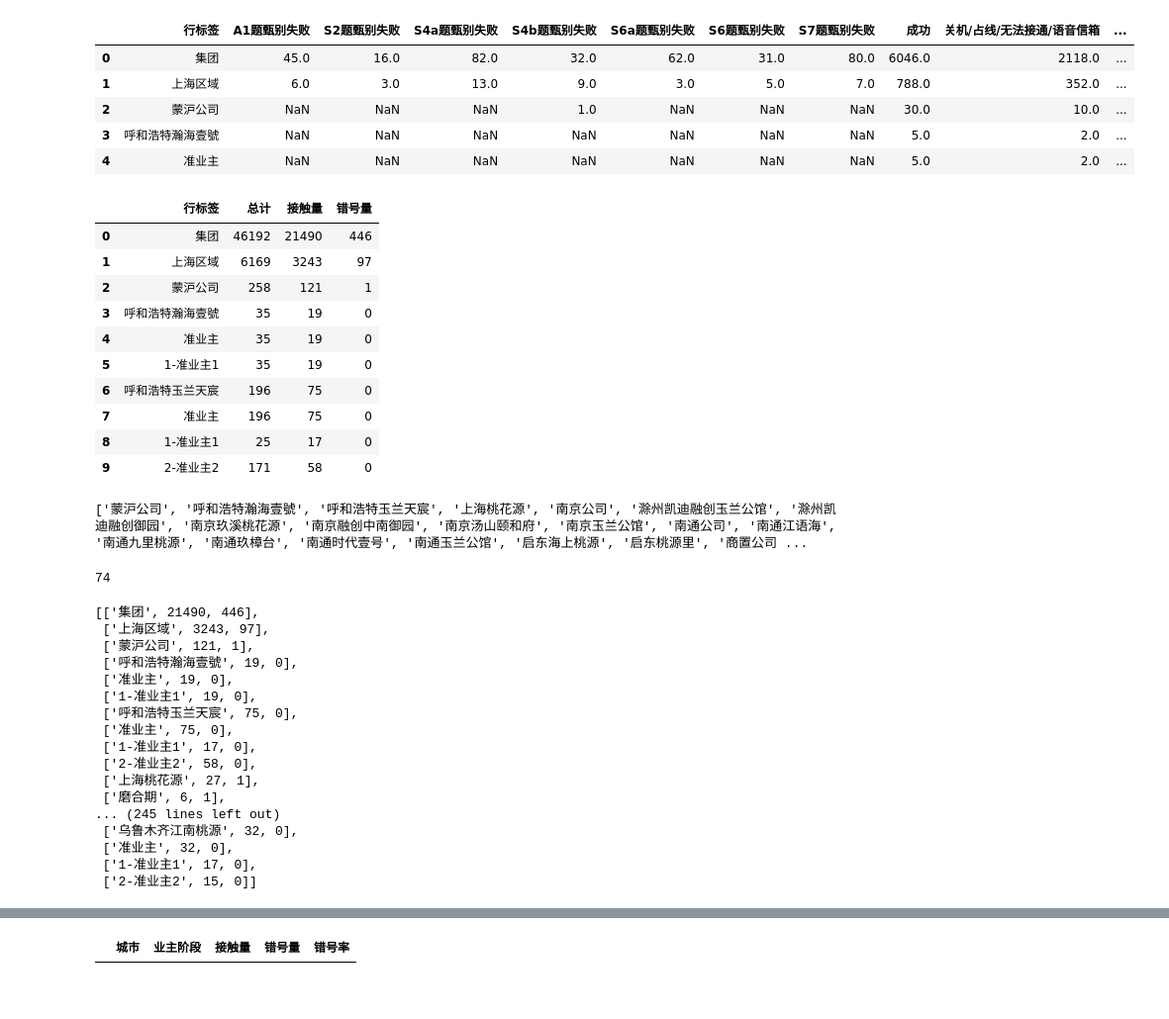
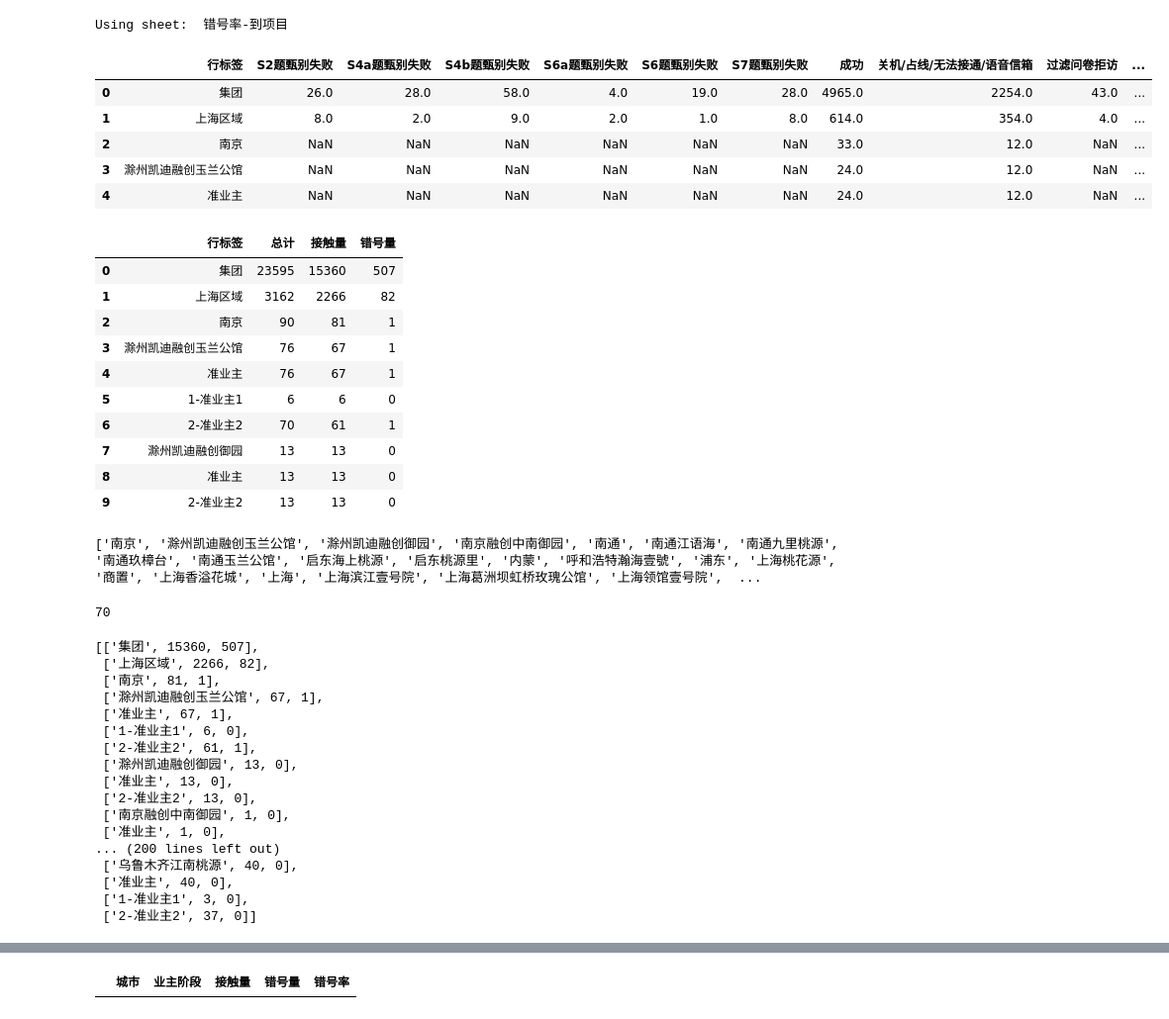
Before and after one commit to freesinger/testcases, a Jupyter notebook: anran/singleMonth.ipynb, the cells around one changed output, grey strips where cells are left out. Shown: that part at 99% size. Drawn from its saved outputs; the diff is of its cells as text; code cells hidden in the pictures.

```diff
--- a/anran/singleMonth.ipynb
+++ b/anran/singleMonth.ipynb
@@ -6,17 +7,21 @@ pd.set_option('display.max_rows', 500)
 pd.set_option('display.max_columns', 500)
 pd.set_option('display.width', 1000)
 # %%
-FILENAME = '/Users/shanewang/Desktop/anran/May.xlsx'
-df = pd.read_excel(FILENAME, sheet_name='到项目') #一级考核-错号率
+FILENAME = '/Users/shanewang/Desktop/anran/Mar.xlsx'
+SHEETNAME = '错号率-到项目'
+SHEETNAME = SHEETNAME if SHEETNAME in pd.ExcelFile(FILENAME).sheet_names else 1
+print("Using sheet: ", SHEETNAME)
+df = pd.read_excel(FILENAME, sheet_name=SHEETNAME) #一级考核-错号率
 raw = df.copy(deep=True)
 raw.head()
 # %% [output]
+Using sheet:  错号率-到项目
-|  | 行标签 | A1题甄别失败 | S2题甄别失败 | S4a题甄别失败 | S4b题甄别失败 | S6a题甄别失败 | S6题甄别失败 | S7题甄别失败 | 成功 | 关机/占线/无法接通/语音信箱 | ... |
-| 0 | 集团 | 45.0 | 16.0 | 82.0 | 32.0 | 62.0 | 31.0 | 80.0 | 6046.0 | 2118.0 | ... |
-| 1 | 上海区域 | 6.0 | 3.0 | 13.0 | 9.0 | 3.0 | 5.0 | 7.0 | 788.0 | 352.0 | ... |
-| 2 | 蒙沪公司 | NaN | NaN | NaN | 1.0 | NaN | NaN | NaN | 30.0 | 10.0 | ... |
-| 3 | 呼和浩特瀚海壹號 | NaN | NaN | NaN | NaN | NaN | NaN | NaN | 5.0 | 2.0 | ... |
-| 4 | 准业主 | NaN | NaN | NaN | NaN | NaN | NaN | NaN | 5.0 | 2.0 | ... |
+|  | 行标签 | S2题甄别失败 | S4a题甄别失败 | S4b题甄别失败 | S6a题甄别失败 | S6题甄别失败 | S7题甄别失败 | 成功 | 关机/占线/无法接通/语音信箱 | 过滤问卷拒访 | ... |
+| 0 | 集团 | 26.0 | 28.0 | 58.0 | 4.0 | 19.0 | 28.0 | 4965.0 | 2254.0 | 43.0 | ... |
+| 1 | 上海区域 | 8.0 | 2.0 | 9.0 | 2.0 | 1.0 | 8.0 | 614.0 | 354.0 | 4.0 | ... |
+| 2 | 南京 | NaN | NaN | NaN | NaN | NaN | NaN | 33.0 | 12.0 | NaN | ... |
+| 3 | 滁州凯迪融创玉兰公馆 | NaN | NaN | NaN | NaN | NaN | NaN | 24.0 | 12.0 | NaN | ... |
+| 4 | 准业主 | NaN | NaN | NaN | NaN | NaN | NaN | 24.0 | 12.0 | NaN | ... |
 # %%
 def simplify(raw: pd.DataFrame):
     labels = ['行标签', '总计', '接触量', '接触数','错号数', '错号量']
@@ -34,16 +39,16 @@ simplify(raw)
 raw.head(10)
 # %% [output]
 |  | 行标签 | 总计 | 接触量 | 错号量 |
-| 0 | 集团 | 46192 | 21490 | 446 |
-| 1 | 上海区域 | 6169 | 3243 | 97 |
-| 2 | 蒙沪公司 | 258 | 121 | 1 |
-| 3 | 呼和浩特瀚海壹號 | 35 | 19 | 0 |
-| 4 | 准业主 | 35 | 19 | 0 |
-| 5 | 1-准业主1 | 35 | 19 | 0 |
-| 6 | 呼和浩特玉兰天宸 | 196 | 75 | 0 |
-| 7 | 准业主 | 196 | 75 | 0 |
-| 8 | 1-准业主1 | 25 | 17 | 0 |
-| 9 | 2-准业主2 | 171 | 58 | 0 |
+| 0 | 集团 | 23595 | 15360 | 507 |
+| 1 | 上海区域 | 3162 | 2266 | 82 |
+| 2 | 南京 | 90 | 81 | 1 |
+| 3 | 滁州凯迪融创玉兰公馆 | 76 | 67 | 1 |
+| 4 | 准业主 | 76 | 67 | 1 |
+| 5 | 1-准业主1 | 6 | 6 | 0 |
+| 6 | 2-准业主2 | 70 | 61 | 1 |
+| 7 | 滁州凯迪融创御园 | 13 | 13 | 0 |
+| 8 | 准业主 | 13 | 13 | 0 |
+| 9 | 2-准业主2 | 13 | 13 | 0 |
 # %%
 # raw.to_excel('sampleTest.xlsx', index=False)
 # %%
@@ -60,8 +65,8 @@ for name in raw['行标签'].tolist():
 print(city_names)
 len(city_names)
 # %% [output]
-['蒙沪公司', '呼和浩特瀚海壹號', '呼和浩特玉兰天宸', '上海桃花源', '南京公司', '滁州凯迪融创玉兰公馆', '滁州凯迪融创御园', '南京玖溪桃花源', '南京融创中南御园', '南京汤山颐和府', '南京玉兰公馆', '南通公司', '南通江语海', '南通九里桃源', '南通玖樟台', '南通时代壹号', '南通玉兰公馆', '启东海上桃源', '启东桃源里', '商置公司 ...
+['南京', '滁州凯迪融创玉兰公馆', '滁州凯迪融创御园', '南京融创中南御园', '南通', '南通江语海', '南通九里桃源', '南通玖樟台', '南通玉兰公馆', '启东海上桃源', '启东桃源里', '内蒙', '呼和浩特瀚海壹號', '浦东', '上海桃花源', '商置', '上海香溢花城', '上海', '上海滨江壹号院', '上海葛洲坝虹桥玫瑰公馆', '上海领馆壹号院',  ...
-74
+70
 # %%
 row_records = []
 for _, row in raw.iterrows():
@@ -73,23 +78,23 @@ for _, row in raw.iterrows():
     # print(row['行标签'], row['总计'], row['错号数'])
 row_records
 # %% [output]
-[['集团', 21490, 446],
- ['上海区域', 3243, 97],
- ['蒙沪公司', 121, 1],
- ['呼和浩特瀚海壹號', 19, 0],
- ['准业主', 19, 0],
- ['1-准业主1', 19, 0],
- ['呼和浩特玉兰天宸', 75, 0],
- ['准业主', 75, 0],
- ['1-准业主1', 17, 0],
- ['2-准业主2', 58, 0],
- ['上海桃花源', 27, 1],
- ['磨合期', 6, 1],
-... (245 lines left out)
- ['乌鲁木齐江南桃源', 32, 0],
- ['准业主', 32, 0],
- ['1-准业主1', 17, 0],
- ['2-准业主2', 15, 0]]
+[['集团', 15360, 507],
+ ['上海区域', 2266, 82],
+ ['南京', 81, 1],
+ ['滁州凯迪融创玉兰公馆', 67, 1],
+ ['准业主', 67, 1],
+ ['1-准业主1', 6, 0],
+ ['2-准业主2', 61, 1],
+ ['滁州凯迪融创御园', 13, 0],
+ ['准业主', 13, 0],
+ ['2-准业主2', 13, 0],
+ ['南京融创中南御园', 1, 0],
+ ['准业主', 1, 0],
+... (200 lines left out)
+ ['乌鲁木齐江南桃源', 40, 0],
+ ['准业主', 40, 0],
+ ['1-准业主1', 3, 0],
+ ['2-准业主2', 37, 0]]
 # %%
 wrong2city = {}
 city_appeared = []
```
Also changed, not shown: parts of 6 cells of this notebook.
